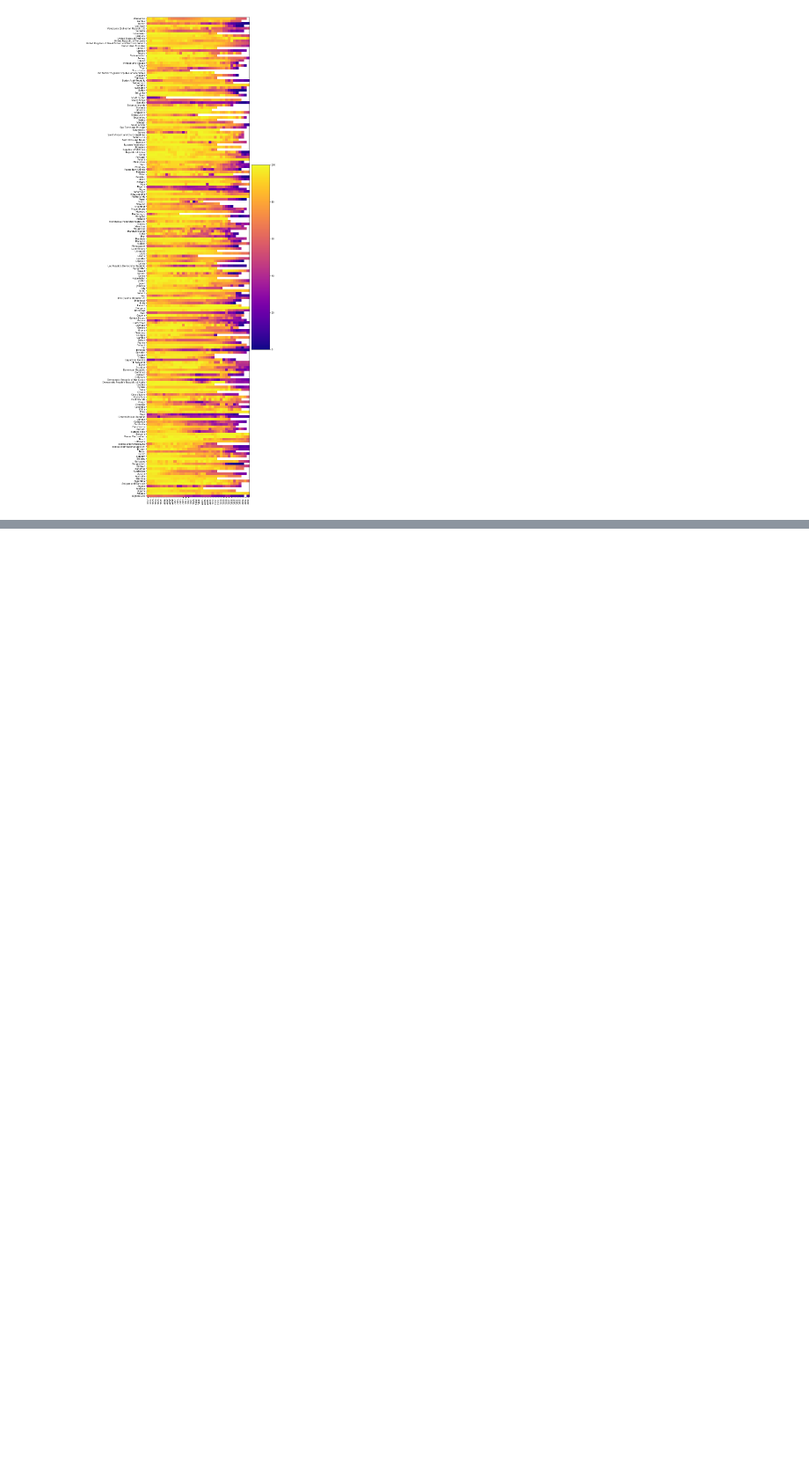
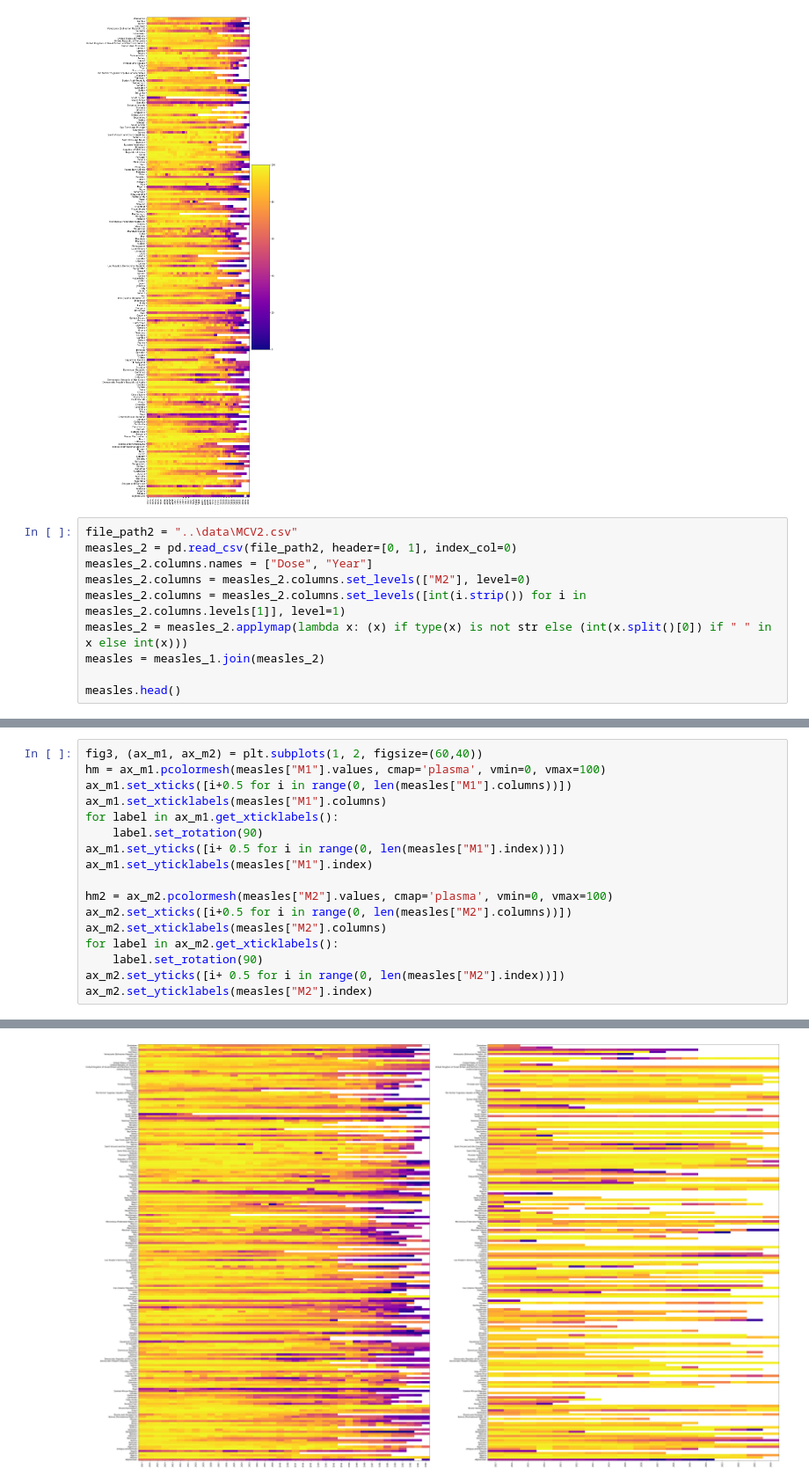
Before and after one commit to noatgnu/cds-python-graph, a Jupyter notebook: notebooks/main.ipynb, the cells around one changed output, grey strips where cells are left out. Shown at 88% size. Drawn from its saved outputs; the diff is of its cells as text; blank space fills up the shorter version.

```diff
--- a/notebooks/main.ipynb
+++ b/notebooks/main.ipynb
@@ -230,3 +230,13 @@ ax2.set_yticklabels(measles_1["M1"].index)
 cbar = plt.colorbar(hm, ax=ax2, pad=.015, aspect=10)
 # %% [output]
 [figure]
+# %%
+file_path2 = "..\data\MCV2.csv"
+measles_2 = pd.read_csv(file_path2, header=[0, 1], index_col=0)
+measles_2.columns.names = ["Dose", "Year"]
+measles_2.columns = measles_2.columns.set_levels(["M2"], level=0)
+measles_2.columns = measles_2.columns.set_levels([int(i.strip()) for i in measles_2.columns.levels[1]], level=1)
+measles_2 = measles_2.applymap(lambda x: (x) if type(x) is not str else (int(x.split()[0]) if " " in x else int(x)))
+measles = measles_1.join(measles_2)
+
+measles.head()
@@ -232,0 +252,18 @@ cbar = plt.colorbar(hm, ax=ax2, pad=.015, aspect=10)
+# %%
+fig3, (ax_m1, ax_m2) = plt.subplots(1, 2, figsize=(60,40))
+hm = ax_m1.pcolormesh(measles["M1"].values, cmap='plasma', vmin=0, vmax=100)
+ax_m1.set_xticks([i+0.5 for i in range(0, len(measles["M1"].columns))])
+ax_m1.set_xticklabels(measles["M1"].columns)
+for label in ax_m1.get_xticklabels():
+    label.set_rotation(90)
+ax_m1.set_yticks([i+ 0.5 for i in range(0, len(measles["M1"].index))])
+ax_m1.set_yticklabels(measles["M1"].index)
+
+hm2 = ax_m2.pcolormesh(measles["M2"].values, cmap='plasma', vmin=0, vmax=100)
+ax_m2.set_xticks([i+0.5 for i in range(0, len(measles["M2"].columns))])
+ax_m2.set_xticklabels(measles["M2"].columns)
+for label in ax_m2.get_xticklabels():
+    label.set_rotation(90)
+ax_m2.set_yticks([i+ 0.5 for i in range(0, len(measles["M2"].index))])
+ax_m2.set_yticklabels(measles["M2"].index)
+# %% [output]
@@ -232,0 +287 @@ cbar = plt.colorbar(hm, ax=ax2, pad=.015, aspect=10)
+[figure, added]
```
Also changed, not shown: parts of 4 cells of this notebook, 1 other file.
